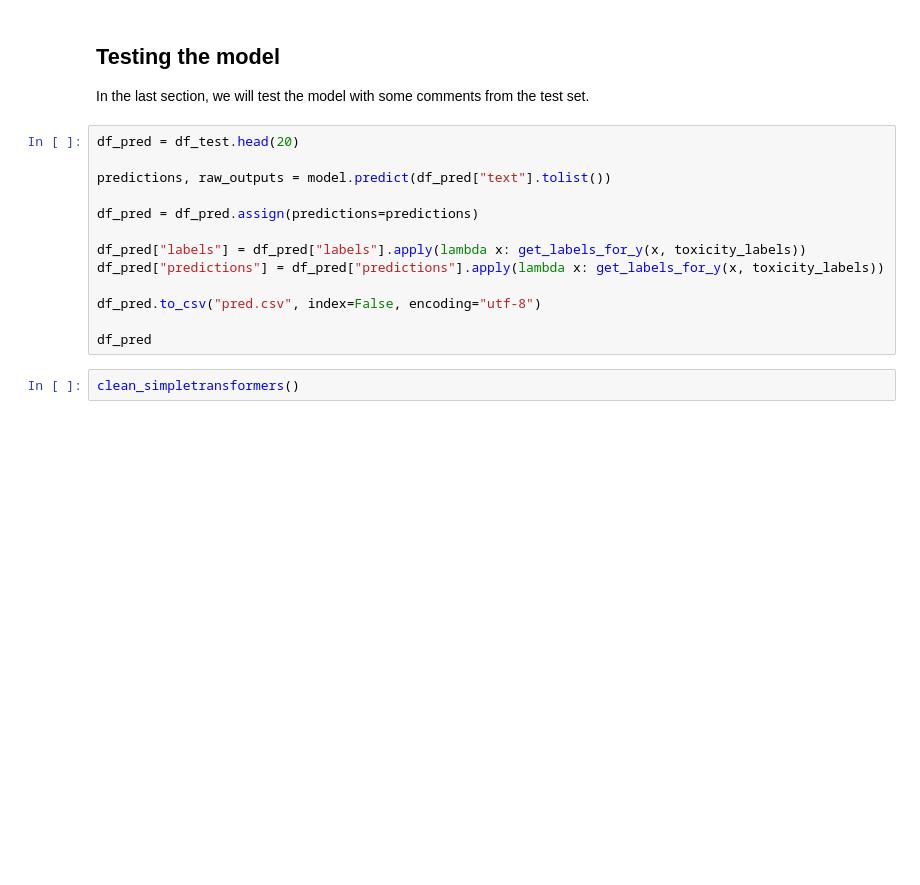
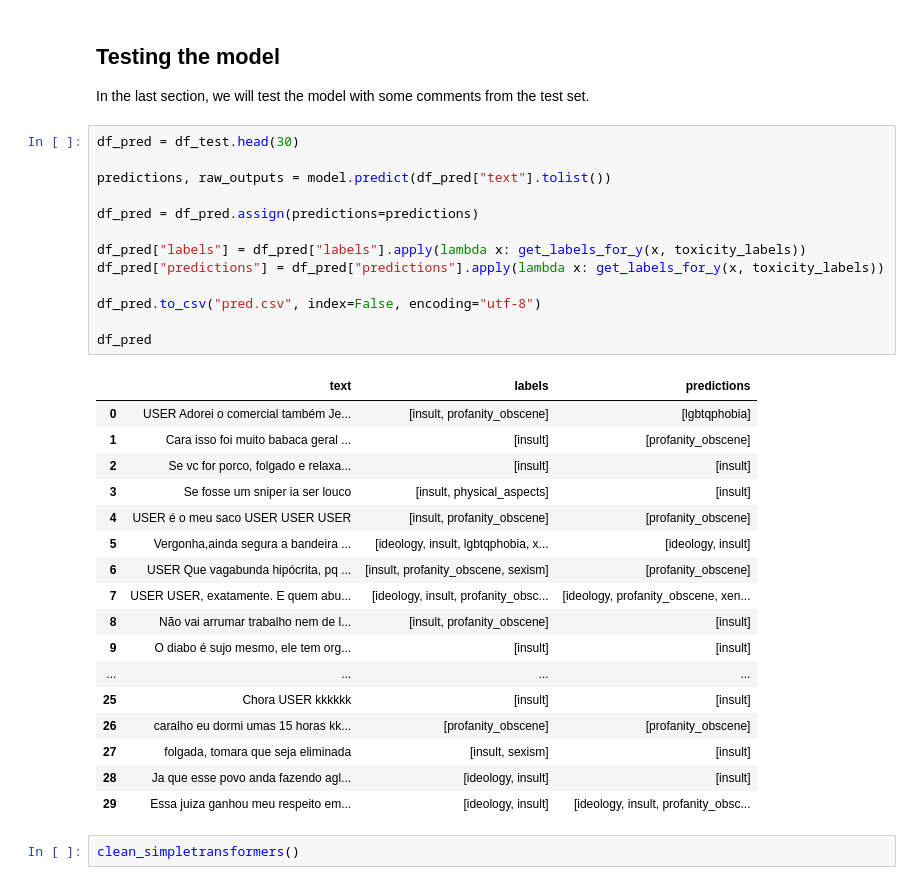
Before and after one commit to DougTrajano/olid-br, a Jupyter notebook: notebooks/baselines/toxicity_type_detection.ipynb, the cells around one changed output. Saved outputs shown, nothing was run; the diff lists cells and outputs as text; blank space fills up the shorter version.

```diff
--- a/notebooks/baselines/toxicity_type_detection.ipynb
+++ b/notebooks/baselines/toxicity_type_detection.ipynb
@@ -223,17 +259,35 @@ y_pred, raw_outputs = model.predict(df_test["text"].tolist())
 
 In the last section, we will test the model with some comments from the test set.
 # %%
-df_pred = df_test.head(20)
+df_pred = df_test.head(30)
 
 predictions, raw_outputs = model.predict(df_pred["text"].tolist())
 
 df_pred = df_pred.assign(predictions=predictions)
 
 df_pred["labels"] = df_pred["labels"].apply(lambda x: get_labels_for_y(x, toxicity_labels))
 df_pred["predictions"] = df_pred["predictions"].apply(lambda x: get_labels_for_y(x, toxicity_labels))
 
 df_pred.to_csv("pred.csv", index=False, encoding="utf-8")
 
 df_pred
+# %% [output]
+|  | text | labels | predictions |
+| 0 | USER Adorei o comercial também Je... | [insult, profanity_obscene] | [lgbtqphobia] |
+| 1 | Cara isso foi muito babaca geral ... | [insult] | [profanity_obscene] |
+| 2 | Se vc for porco, folgado e relaxa... | [insult] | [insult] |
+| 3 | Se fosse um sniper ia ser louco | [insult, physical_aspects] | [insult] |
+| 4 | USER é o meu saco USER USER USER | [insult, profanity_obscene] | [profanity_obscene] |
+| 5 | Vergonha,ainda segura a bandeira ... | [ideology, insult, lgbtqphobia, x... | [ideology, insult] |
+| 6 | USER Que vagabunda hipócrita, pq ... | [insult, profanity_obscene, sexism] | [profanity_obscene] |
+| 7 | USER USER, exatamente. E quem abu... | [ideology, insult, profanity_obsc... | [ideology, profanity_obscene, xen... |
+| 8 | Não vai arrumar trabalho nem de l... | [insult, profanity_obscene] | [insult] |
+| 9 | O diabo é sujo mesmo, ele tem org... | [insult] | [insult] |
+| ... | ... | ... | ... |
+| 25 | Chora USER kkkkkk | [insult] | [insult] |
+| 26 | caralho eu dormi umas 15 horas kk... | [profanity_obscene] | [profanity_obscene] |
+| 27 | folgada, tomara que seja eliminada | [insult, sexism] | [insult] |
+| 28 | Ja que esse povo anda fazendo agl... | [ideology, insult] | [insult] |
+| 29 | Essa juiza ganhou meu respeito em... | [ideology, insult] | [ideology, insult, profanity_obsc... |
 # %%
 clean_simpletransformers()
```
Also changed, not shown: parts of 6 cells of this notebook, 3 other files.
